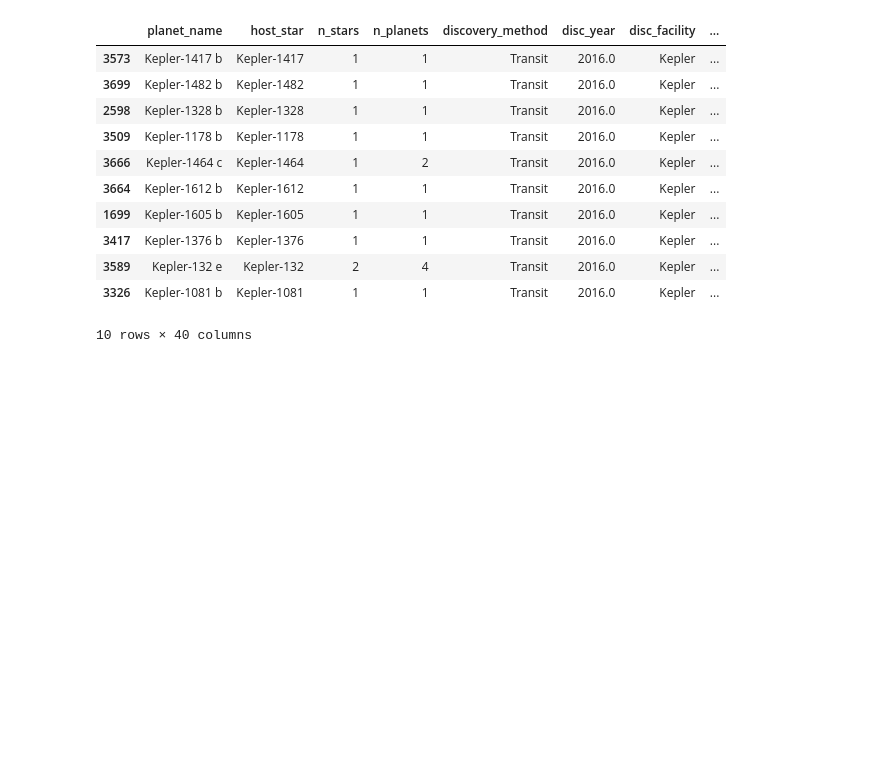
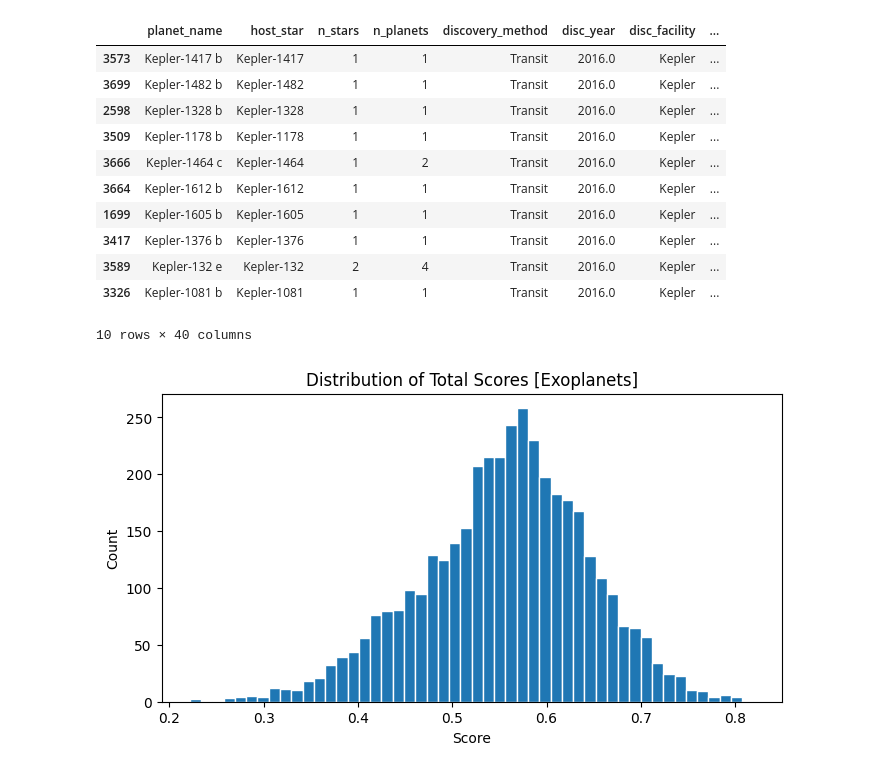
Before and after one commit to plamensve/DS_2026_FP, a Jupyter notebook: notebooks/08_earth_scored_planets.ipynb, the cells around one changed output. Drawn from its saved outputs; the diff is of its cells as text; code cells hidden in the pictures; blank space fills up the shorter version.

```diff
--- a/notebooks/08_earth_scored_planets.ipynb
+++ b/notebooks/08_earth_scored_planets.ipynb
@@ -80,5 +80,19 @@ earth_like_scored_dataset
 3969 rows × 31 columns
 # %%
 def similarity(value, target):
+    """
+    Computes similarity score between a given value and a target reference.
+
+    :param value: float or array-like
+        The observed value of a planetary feature (radius, mass, temperature)
+
+    :param target: float
+        The reference Earth value for the corresponding feature
+
+    :return: float or array-like
+        A similarity score between 0 and 1, where:
+        - 1 indicates identical to Earth
+        - values closer to 0 indicate greater difference
+    """
     return 1 / (1 + np.abs(value - target) / target)
 # %%
@@ -189,14 +241,14 @@ df['equal_score'] = (
 # %%
 # Weighted Earth Similarity Score
 df['total_score'] = (
-    df['radius_score'] * weights['radius_score'] +
-    df['mass_score'] * weights['mass_score'] +
-    df['distance_score'] * weights['distance_score'] +
-    df['temp_score'] * weights['temp_score'] +
-    df['star_age_score'] * weights['star_age_score'] +
-    df['star_radius_score'] * weights['star_radius_score'] +
-    df['star_mass_score'] * weights['star_mass_score']
-) / sum(weights.values())
+    df['radius_score'] * equal_weights['radius_score'] +
+    df['mass_score'] * equal_weights['mass_score'] +
+    df['distance_score'] * equal_weights['distance_score'] +
+    df['temp_score'] * equal_weights['temp_score'] +
+    df['star_age_score'] * equal_weights['star_age_score'] +
+    df['star_radius_score'] * equal_weights['star_radius_score'] +
+    df['star_mass_score'] * equal_weights['star_mass_score']
+) / sum(equal_weights.values())
 # %%
 top_10_equal_weights = df.sort_values('equal_score', ascending=False).head(10)
 top_10_equal_weights
@@ -213,3 +265,14 @@ top_10_equal_weights
 | 3589 | Kepler-132 e | Kepler-132 | 2 | 4 | Transit | 2016.0 | Kepler | ... |
 | 3326 | Kepler-1081 b | Kepler-1081 | 1 | 1 | Transit | 2016.0 | Kepler | ... |
 10 rows × 40 columns
+# %%
+plt.figure(figsize=(8,4))
+plt.hist(df['total_score'], bins=50, edgecolor='white')
+
+plt.title('Distribution of Total Scores [Exoplanets]')
+plt.xlabel('Score')
+plt.ylabel('Count')
+
+plt.show()
+# %% [output]
+[figure, added]
```
Also changed, not shown: parts of 5 cells of this notebook.
